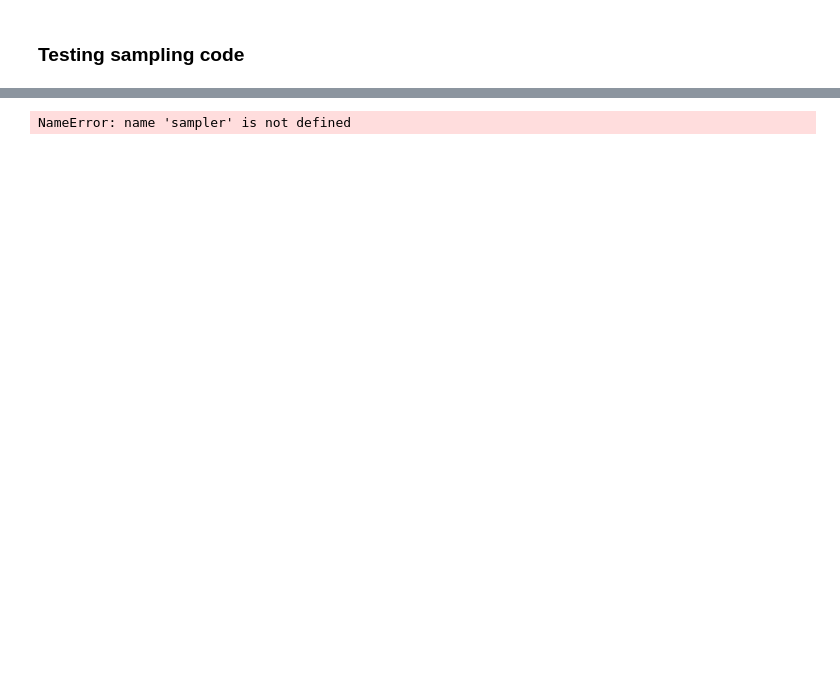
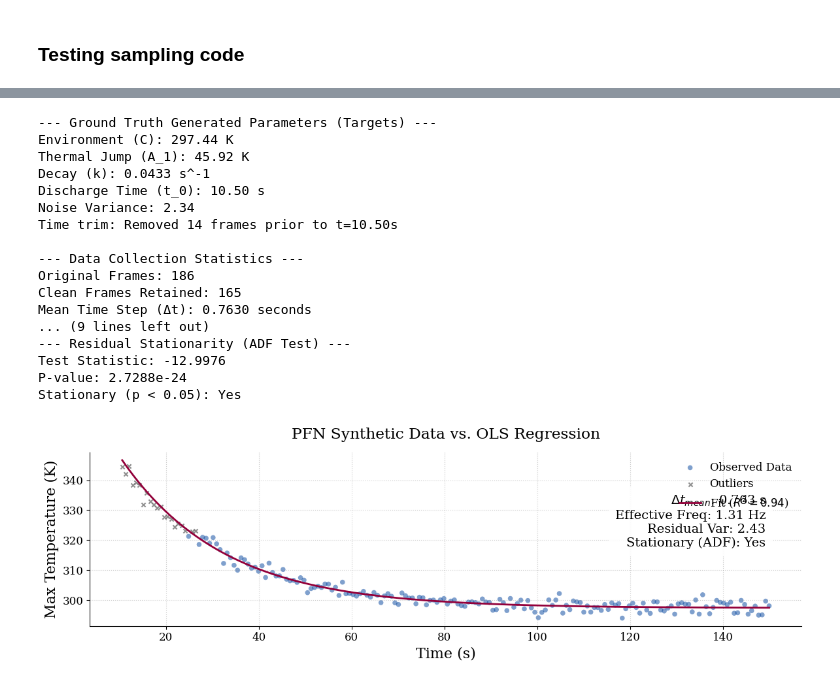
Before and after one commit to LucasWestfal/PFN_pewpew_analytics, a Jupyter notebook: main.ipynb, the cells around one changed output, grey strips where cells are left out. Cells and saved outputs as stored; diff of their text form; code cells hidden in the pictures; blank space fills up the shorter version.

```diff
--- a/main.ipynb
+++ b/main.ipynb
@@ -503,30 +441,48 @@ def fit_and_plot_timeseries(t_array: np.ndarray, temp_array: np.ndarray,
     except RuntimeError as e:
         print(f"Curve fitting failed to converge: {e}")
 # %%
-sampler = sampler.PFNNewtonSampler(num_timesteps=200, t_min=0.0, t_max=150.0)
+num_timesteps = 200
+sampler = PFNNewtonSampler(num_timesteps=num_timesteps, t_min=0.0, t_max=150.0)
 t_grid, observed_T, targets = sampler.generate_batch(batch_size=1)
 
 # Extract numpy arrays directly from tensor
-t_array = t_grid[0].numpy()
-temp_array = observed_T[0].numpy()
-ground_truth = targets[0].numpy()
+t_array = t_grid[0, 0].numpy()
+temp_array = observed_T[0, 0].numpy()
+ground_truth = targets[0, 0].numpy()
 
 t_0_real = ground_truth[3]
 
 print("\n--- Ground Truth Generated Parameters (Targets) ---")
 print(f"Environment (C): {ground_truth[0]:.2f} K")
 print(f"Thermal Jump (A_1): {ground_truth[1]:.2f} K")
 print(f"Decay (k): {ground_truth[2]:.4f} s^-1")
 print(f"Discharge Time (t_0): {t_0_real:.2f} s")
 print(f"Noise Variance: {ground_truth[4]:.2f}")
 
 # Pass arrays directly to plotting function
 fit_and_plot_timeseries(
     t_array=t_array,
     temp_array=temp_array,
     min_time=t_0_real,
     show_outliers=True,
     title="PFN Synthetic Data vs. OLS Regression"
 )
 # %% [output]
-NameError: name 'sampler' is not defined
+--- Ground Truth Generated Parameters (Targets) ---
+Environment (C): 297.44 K
+Thermal Jump (A_1): 45.92 K
+Decay (k): 0.0433 s^-1
+Discharge Time (t_0): 10.50 s
+Noise Variance: 2.34
+Time trim: Removed 14 frames prior to t=10.50s
+
+--- Data Collection Statistics ---
+Original Frames: 186
+Clean Frames Retained: 165
+Mean Time Step (Δt): 0.7630 seconds
+... (9 lines left out)
+--- Residual Stationarity (ADF Test) ---
+Test Statistic: -12.9976
+P-value: 2.7288e-24
+Stationary (p < 0.05): Yes
+[figure, added]
```
Also changed, not shown: parts of 11 cells of this notebook, 3 other files.
